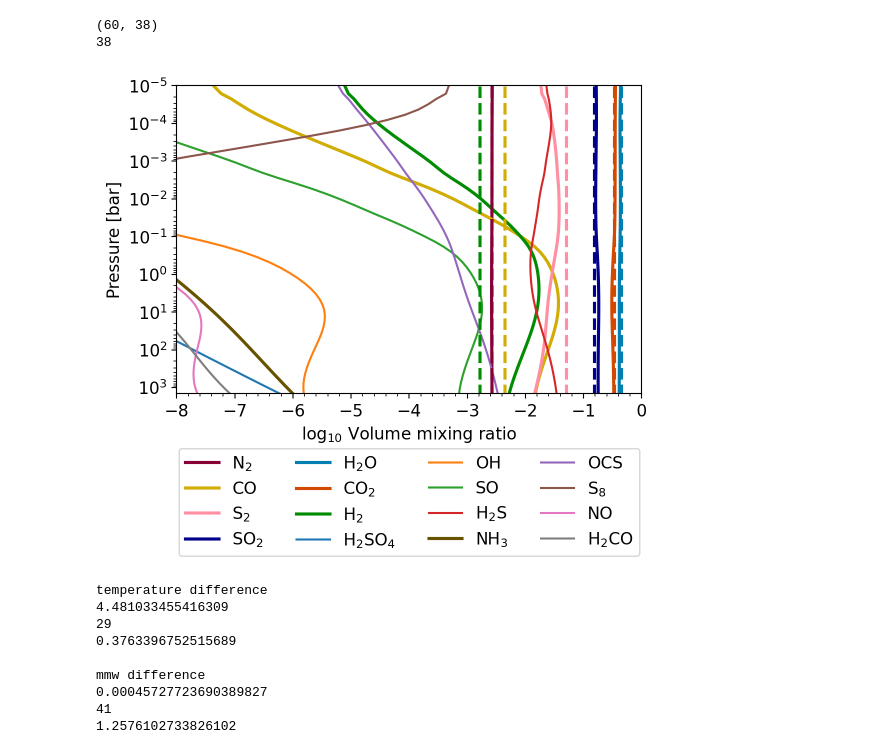
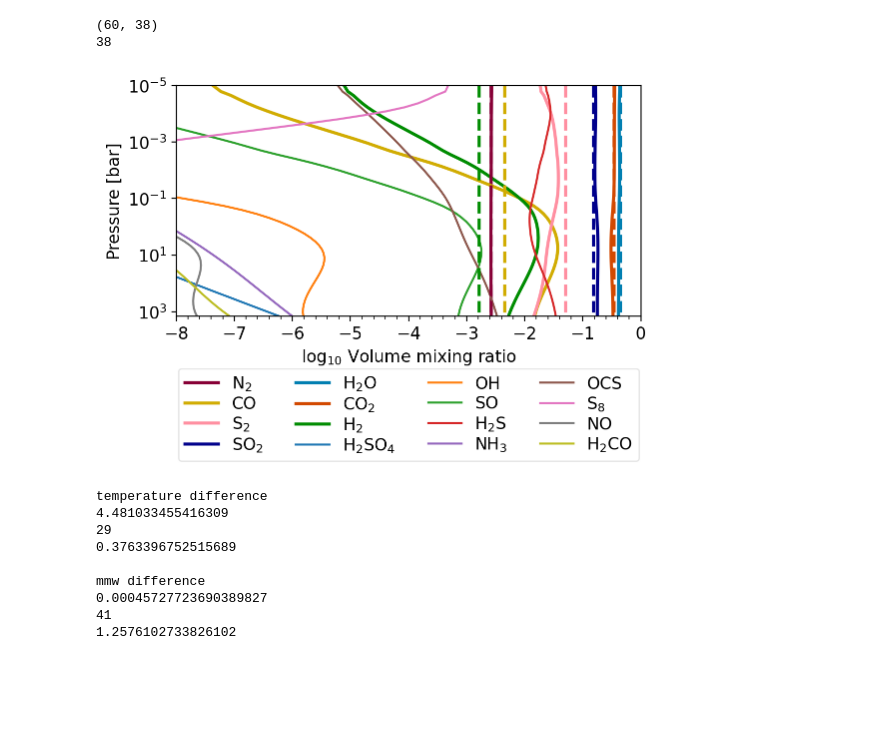
Before and after one commit to nichollsh/proteus_analysis, a Jupyter notebook: chemprofile.ipynb, the cells around one changed output. Cells and saved outputs as stored; diff of their text form; code cells hidden in the pictures; blank space fills up the shorter version.

```diff
--- a/chemprofile.ipynb
+++ b/chemprofile.ipynb
@@ -103,7 +103,7 @@ print(len(new_data["gases"]))
 (60, 38)
 38
 # %%
-fig,axb = plt.subplots(1,1, figsize=(6,4))
+fig,ax = plt.subplots(1,1, figsize=(6,3))
 
 xlim = [-8, 0]
 lw=1.5
@@ -115,48 +115,50 @@ for i,g in enumerate(new_data["gases"]):
     x = new_data["x_gas"][:,i]
 
     if np.amax(x) < 10**xlim[0]:
         continue
     x = np.log10(x)
 
-    if g in dict_colors.keys():
-        col = dict_colors[g]
+    if g in lg.volatile_colors.keys():
+        col = lg.volatile_colors[g]
         _lw = lw*lw_factor
     else:
         _lw = lw
         col = None
-    axb.plot(x,y, color=col, label=lg.latexify(g), lw=_lw)
+    ax.plot(x,y, color=col, label=lg.latexify(g), lw=_lw)
 
 # plot old mixing ratios
 for i,g in enumerate(ori_data["gases"]):
     y = ori_data["p"]/1e5
     x = np.log10(ori_data["x_gas"][:,i])
 
-    if g in dict_colors.keys():
-        col = dict_colors[g]
+    if g in lg.volatile_colors.keys():
+        col = lg.volatile_colors[g]
         _lw = lw*lw_factor
     else:
         _lw = lw
         col = None
-    axb.plot(x,y, color=col, ls='dashed', lw=_lw)
+    ax.plot(x,y, color=col, ls='dashed', lw=_lw)
 
 
 # decorate
-axb.set_yscale("log")
-axb.set_ylim(bottom=np.amax(new_data["pl"]/1e5), top=np.amin(new_data["pl"])/1e5)
-axb.set_ylabel("Pressure [bar]")
+ax.set_yscale("log")
+ax.set_ylim(bottom=np.amax(new_data["pl"]/1e5), top=np.amin(new_data["pl"])/1e5)
+ax.set_ylabel("Pressure [bar]")
 
-axb.set_xlim(left=xlim[0], right=xlim[1])
-axb.set_xlabel("log$_{10}$ Volume mixing ratio")
-axb.legend(loc='upper center', bbox_to_anchor=(0.5, -0.15), ncol=4)
-axb.xaxis.set_major_locator(MultipleLocator(1))
-axb.xaxis.set_minor_locator(MultipleLocator(0.2))
+ax.set_xlim(left=xlim[0], right=xlim[1])
+ax.set_xlabel("log$_{10}$ Volume mixing ratio")
+ax.xaxis.set_major_locator(MultipleLocator(1))
+ax.xaxis.set_minor_locator(MultipleLocator(0.2))
+
+ax.legend(loc='upper center', bbox_to_anchor=(0.5, -0.19), ncol=4, fancybox=True, framealpha=0.5, labelspacing=0.2)
+
 
 # save
 plt.show()
 for fmt in ["png","pdf"]:
     fig.savefig("output/chem_compare.%s"%fmt,bbox_inches='tight', dpi=300)
 # %% [output]
-[figure, old version]
+[figure, new version]
 # %%
 # check temperature difference
 print("temperature difference")
```
Also changed, not shown: parts of 1 cell of this notebook, 1 other file.
